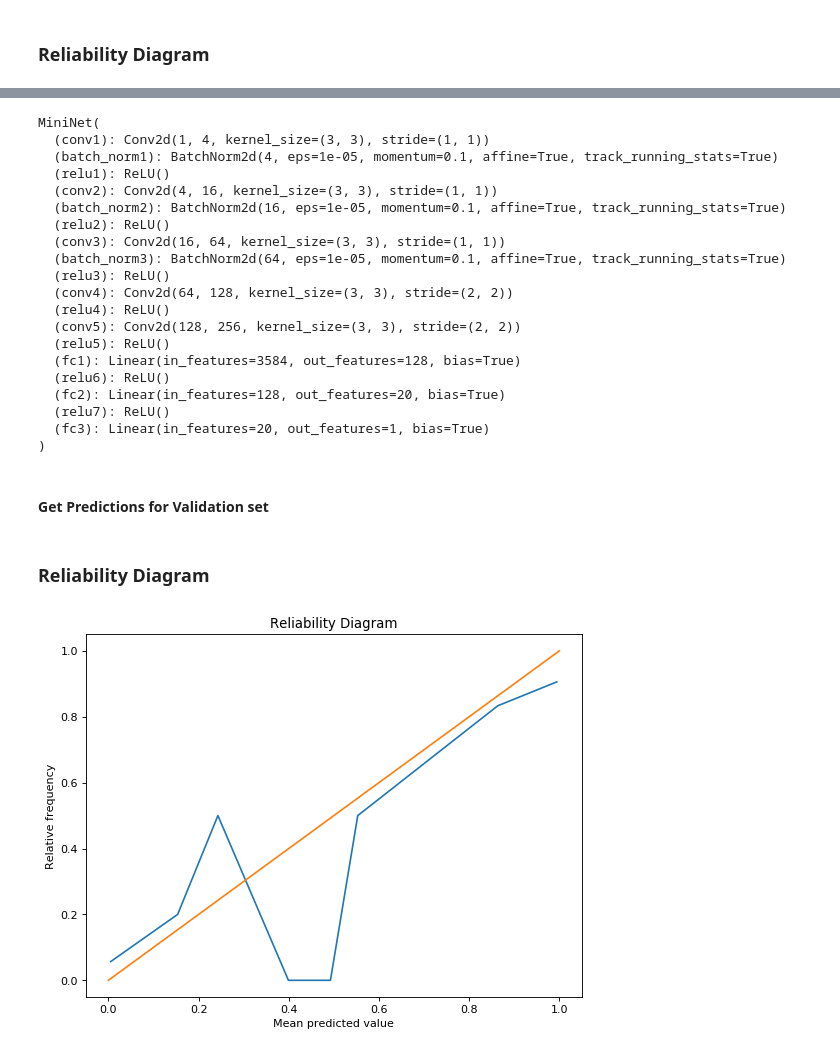
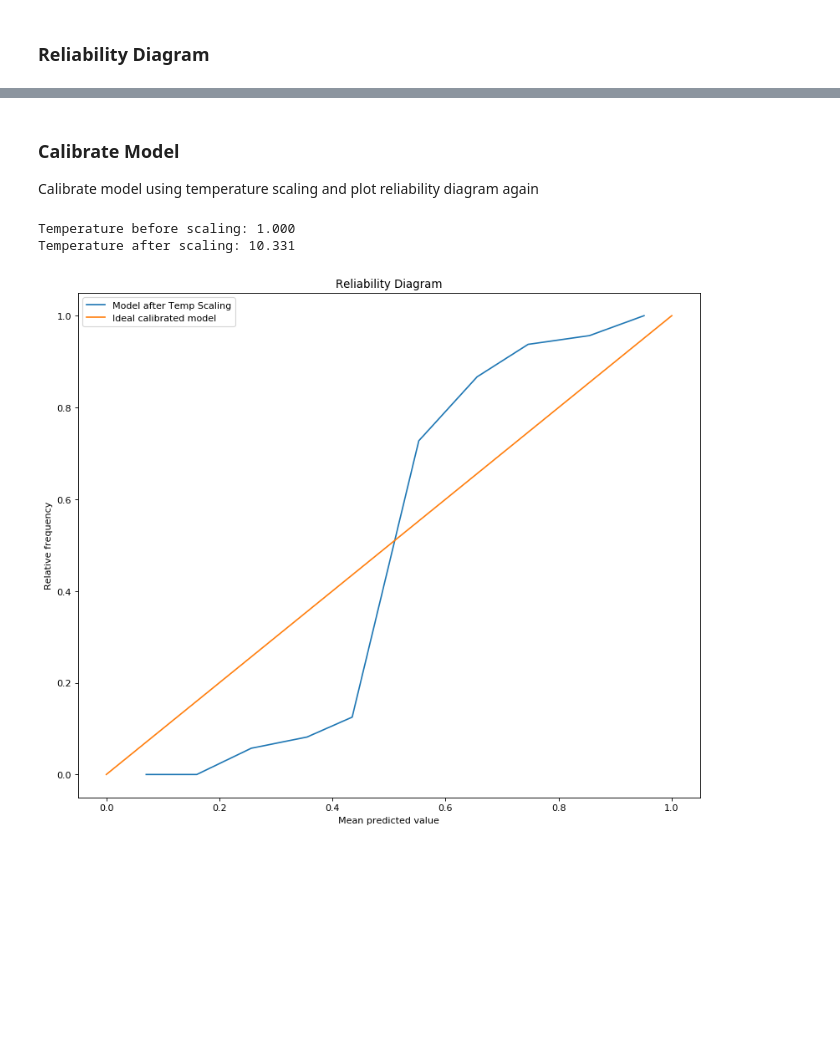
Before and after one commit to ManuConcepBrito/Covid-Detection, a Jupyter notebook: calibrate.ipynb, the cells around one changed output, grey strips where cells are left out. Cells and saved outputs as stored; diff of their text form; code cells hidden in the pictures; blank space fills up the shorter version.

```diff
--- a/calibrate.ipynb
+++ b/calibrate.ipynb
@@ -43,38 +68,17 @@ plt.show()
-# %%
-# load best model
-net = MiniNet()
-net.load_state_dict(torch.load("models/weights/best_model_uncalibrated.pt"))
-net.eval()
-# %% [output]
-MiniNet(
-  (conv1): Conv2d(1, 4, kernel_size=(3, 3), stride=(1, 1))
-  (batch_norm1): BatchNorm2d(4, eps=1e-05, momentum=0.1, affine=True, track_running_stats=True)
-  (relu1): ReLU()
-  (conv2): Conv2d(4, 16, kernel_size=(3, 3), stride=(1, 1))
-  (batch_norm2): BatchNorm2d(16, eps=1e-05, momentum=0.1, affine=True, track_running_stats=True)
-  (relu2): ReLU()
-  (conv3): Conv2d(16, 64, kernel_size=(3, 3), stride=(1, 1))
-  (batch_norm3): BatchNorm2d(64, eps=1e-05, momentum=0.1, affine=True, track_running_stats=True)
-  (relu3): ReLU()
-  (conv4): Conv2d(64, 128, kernel_size=(3, 3), stride=(2, 2))
-  (relu4): ReLU()
-  (conv5): Conv2d(128, 256, kernel_size=(3, 3), stride=(2, 2))
-  (relu5): ReLU()
-  (fc1): Linear(in_features=3584, out_features=128, bias=True)
-  (relu6): ReLU()
-  (fc2): Linear(in_features=128, out_features=20, bias=True)
-  (relu7): ReLU()
-  (fc3): Linear(in_features=20, out_features=1, bias=True)
-)
-# %% [markdown]
-#### Get Predictions for Validation set
-# %%
-# load validation dataset
-covid_data_val = CovidDataset("utils", phase='val', transform=transforms.FiveCrop((100,100)))
+# %% [markdown]
+### Calibrate Model
+Calibrate model using temperature scaling and plot reliability diagram again
+# %%
+temperature_scaling = TemperatureScaling(net, covid_data_val)
+# %%
+temperature_scaled_model = temperature_scaling.temperature_scale()
+# %% [output]
+Temperature before scaling: 1.000
+Temperature after scaling: 10.331
 # %%
 logits = []
 labels = []
 for i in range(len(covid_data_val)):
     img, label = covid_data_val[i]
-    logits.append(net(img).item())
+    logits.append(temperature_scaled_model(img).item())
     labels.append(label.item())
@@ -84,13 +87,12 @@ reliability_diagram = ReliabilityDiagram()
 positives_per_bin, confidence_per_bin = reliability_diagram(torch.Tensor(logits), torch.Tensor(labels))
-# %% [markdown]
-### Reliability Diagram
 # %%
-plt.figure(num=None, figsize=(8, 6), dpi=80, facecolor='w', edgecolor='k')
+plt.figure(num=None, figsize=(12, 10), dpi=80, facecolor='w', edgecolor='k')
 plt.plot(confidence_per_bin, positives_per_bin)
 plt.plot(np.linspace(0,1),np.linspace(0,1))
+plt.legend(["Model after Temp Scaling", "Ideal calibrated model"])
 plt.title("Reliability Diagram")
 plt.ylabel("Relative frequency")
 plt.xlabel("Mean predicted value")
 plt.show()
 # %% [output]
-[figure, old version]
+[figure, new version]
```
Also changed, not shown: parts of 5 cells of this notebook, 1 other file.
